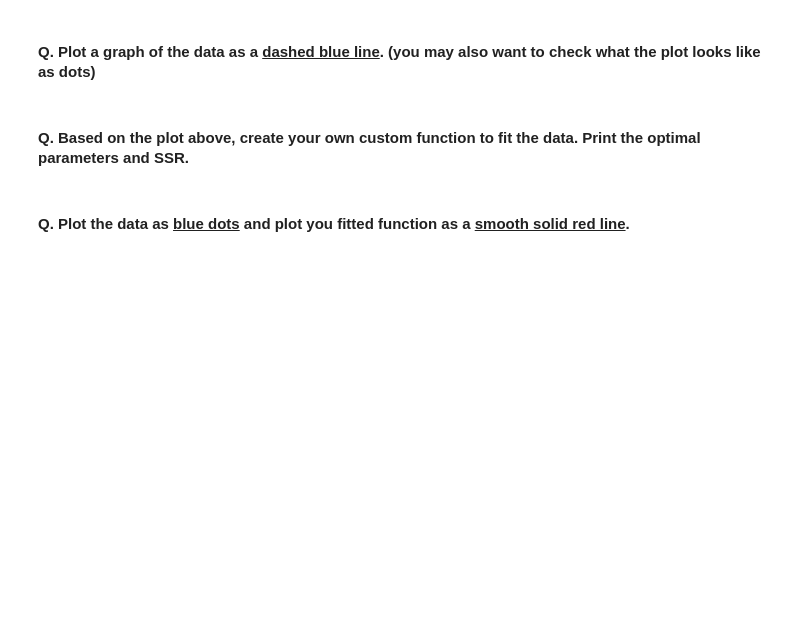
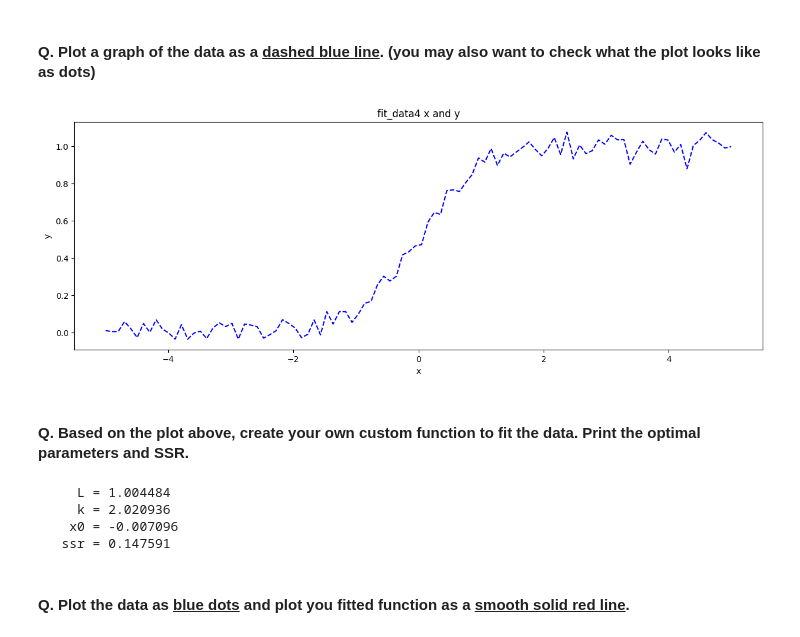
Before and after one commit to Brittany2028/ml-quiz, a Jupyter notebook: Take Home Quiz 1 - Curve Fitting.ipynb, the cells around one changed output. Drawn from its saved outputs; the diff is of its cells as text; code cells hidden in the pictures; blank space fills up the shorter version.

Commit message:
data4

```diff
--- a/Take Home Quiz 1 - Curve Fitting.ipynb
+++ b/Take Home Quiz 1 - Curve Fitting.ipynb
@@ -417,0 +418,3 @@ plt.show()
+# %%
+df_4 = pd.read_csv('data/fit_data4.csv')
+df_4
@@ -422,2 +437,5 @@ plt.show()
+# %%
+x = np.array(df_4['x'])
+y = np.array(df_4['y'])
 # %% [markdown]
 #### Q. Plot a graph of the data as a <b><u>dashed blue line</u></b>. (you may also want to check what the plot looks like as dots)
@@ -426,2 +442,10 @@ plt.show()
+# %%
+plt.plot(x, y, 'b--')
+plt.title('fit_data4 x and y')
+plt.xlabel('x')
+plt.ylabel('y')
+plt.show()
+# %% [output]
+[figure, added]
 # %% [markdown]
 #### Q. Based on the plot above, create your own custom function to fit the data. Print the optimal parameters and SSR.
@@ -430,2 +452,20 @@ plt.show()
+# %%
+def fit_4(x, L, k, x0):
+    return L / (1 + np.exp(-k * (x - x0)))
+
+popt, pcov = curve_fit(fit_4, x, y, p0=[1, 2, 0])
+
+ssr = np.sum((y - fit_4(x, *popt))**2)
+
+parameters = ['L', 'k', 'x0']
+for i in range(len(popt)):
+    print(f'{parameters[i]:>6} = {popt[i]:.6f}')
+
+print(f'{"ssr":>6} = {ssr:.6f}')
+# %% [output]
+     L = 1.004484
+     k = 2.020936
+    x0 = -0.007096
+   ssr = 0.147591
 # %% [markdown]
 #### Q. Plot the data as <u><b>blue dots</u></b> and plot you fitted function as a <b><u>smooth solid red line</u></b>.
```
Also changed, not shown: parts of 9 cells of this notebook.
